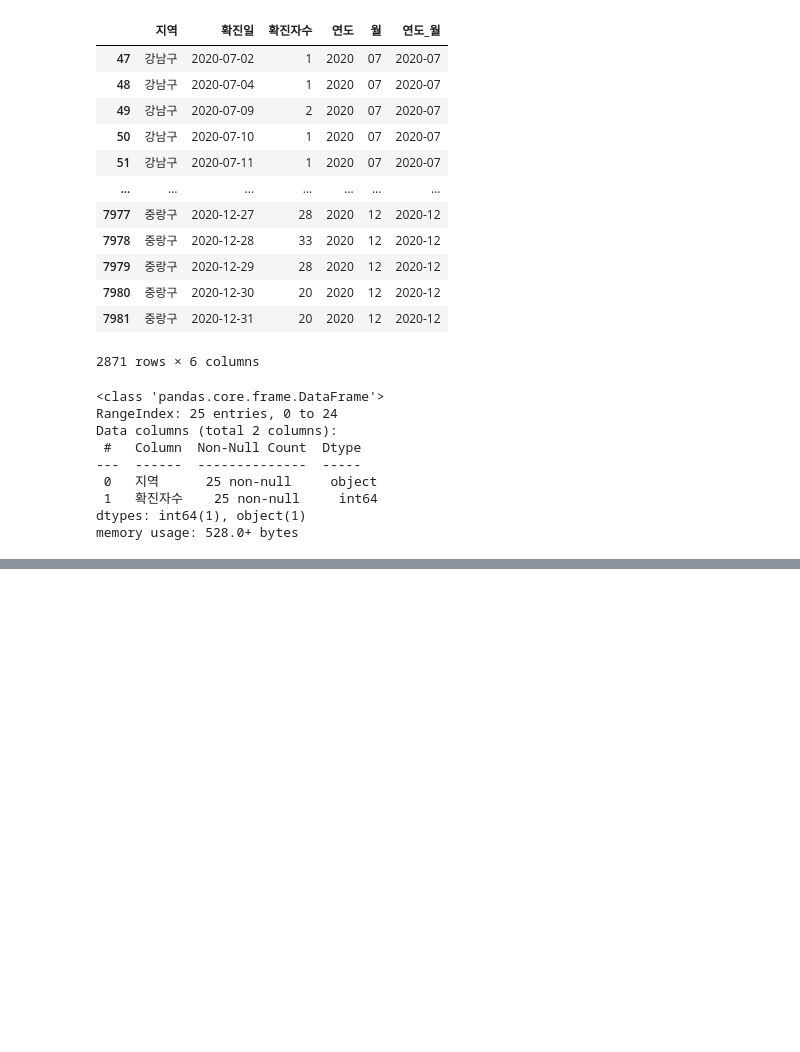
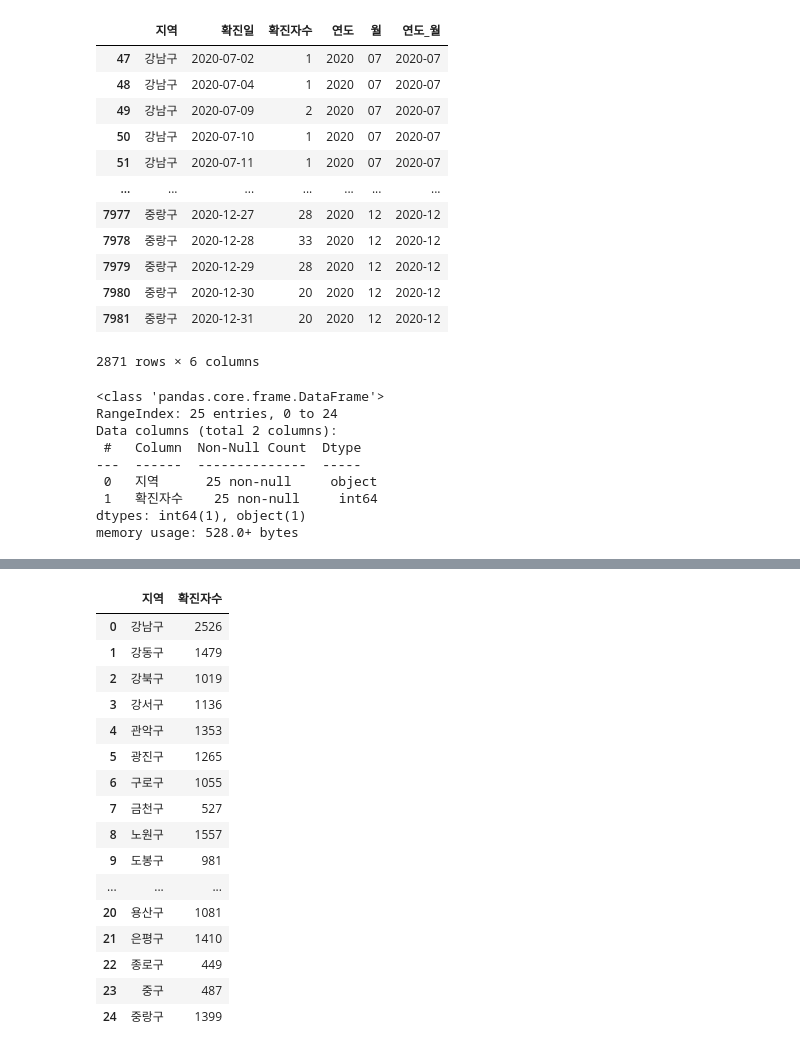
Before and after one commit to cabbi120101/TIL, a Jupyter notebook: 공모전공부/시각화프로젝트/코로나(구별지도로시각화).ipynb, the cells around one changed output, grey strips where cells are left out. Cells and saved outputs as stored; diff of their text form; code cells hidden in the pictures; blank space fills up the shorter version.

Commit message:
각 기간 구별 코로나 확진자수 합 지도에 시각화 함(오류 수정)

```diff
--- a/공모전공부/시각화프로젝트/코로나(구별지도로시각화).ipynb
+++ b/공모전공부/시각화프로젝트/코로나(구별지도로시각화).ipynb
@@ -130,6 +138,25 @@ df_2020_fw_sum = df_2020_fw_sum.reset_index()
 # %%
 df_2021_sum = df_2021[['지역','확진자수']].groupby('지역').sum()
 df_2021_sum = df_2021_sum.reset_index()
+df_2021_sum
+# %% [output]
+|  | 지역 | 확진자수 |
+| 0 | 강남구 | 2526 |
+| 1 | 강동구 | 1479 |
+| 2 | 강북구 | 1019 |
+| 3 | 강서구 | 1136 |
+| 4 | 관악구 | 1353 |
+| 5 | 광진구 | 1265 |
+| 6 | 구로구 | 1055 |
+| 7 | 금천구 | 527 |
+| 8 | 노원구 | 1557 |
+| 9 | 도봉구 | 981 |
+| ... | ... | ... |
+| 20 | 용산구 | 1081 |
+| 21 | 은평구 | 1410 |
+| 22 | 종로구 | 449 |
+| 23 | 중구 | 487 |
+| 24 | 중랑구 | 1399 |
 # %%
 # df_2020_ss_sum[['지역','확진자수']]
 # %%
```
Also changed, not shown: parts of 5 cells of this notebook.
